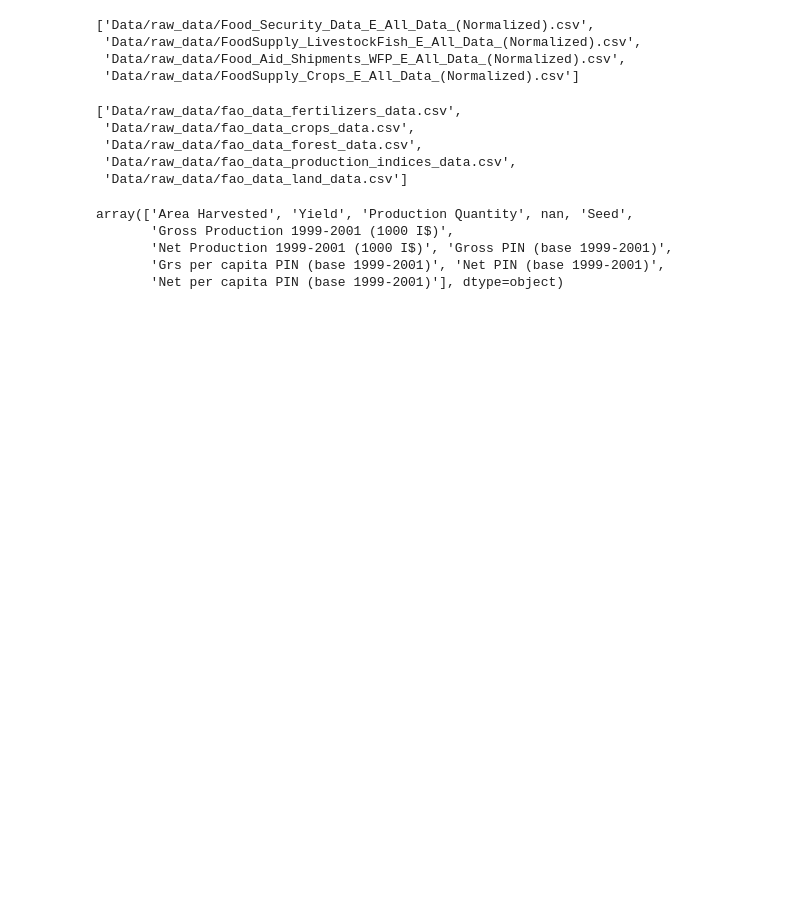
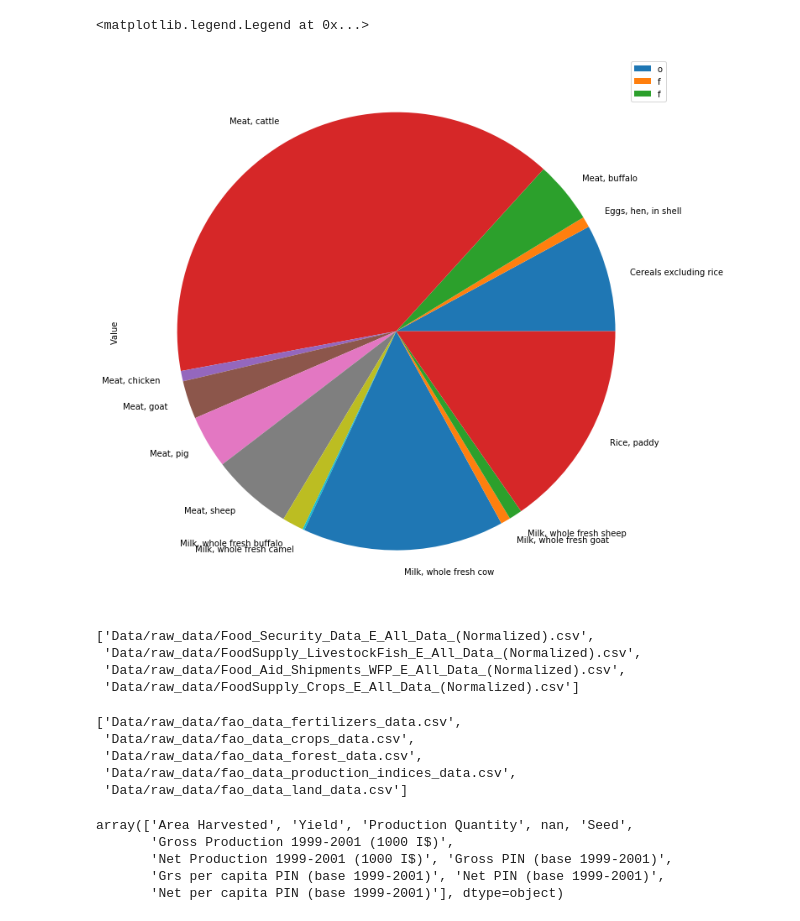
Before and after one commit to tileb1/global-food-statistics, a Jupyter notebook: descriptive_analysis.ipynb, the cells around one changed output. Cells and saved outputs as stored; diff of their text form; code cells hidden in the pictures; blank space fills up the shorter version.

```diff
--- a/descriptive_analysis.ipynb
+++ b/descriptive_analysis.ipynb
@@ -17,3 +163,11 @@ environment_paths = select_keywords_related_files(data_path, key_words=['Environ
+# %%
+fig, ax = plt.subplots(figsize=(12, 12))
+world_net_emissions = emissions_df[(emissions_df.Element == 'Emissions (CO2eq)') & (emissions_df.Area == 'World')]
+world_net_emissions[['Item', 'Value']].groupby('Item').agg('sum').plot.pie(y='Value', ax=ax)
+ax.legend('off')
+# %% [output]
+<matplotlib.legend.Legend at 0x...>
+[figure, added]
 # %%
 food_paths = select_keywords_related_files(data_path, key_words=['Food'])
 food_paths
```
Also changed, not shown: parts of 15 cells of this notebook.
